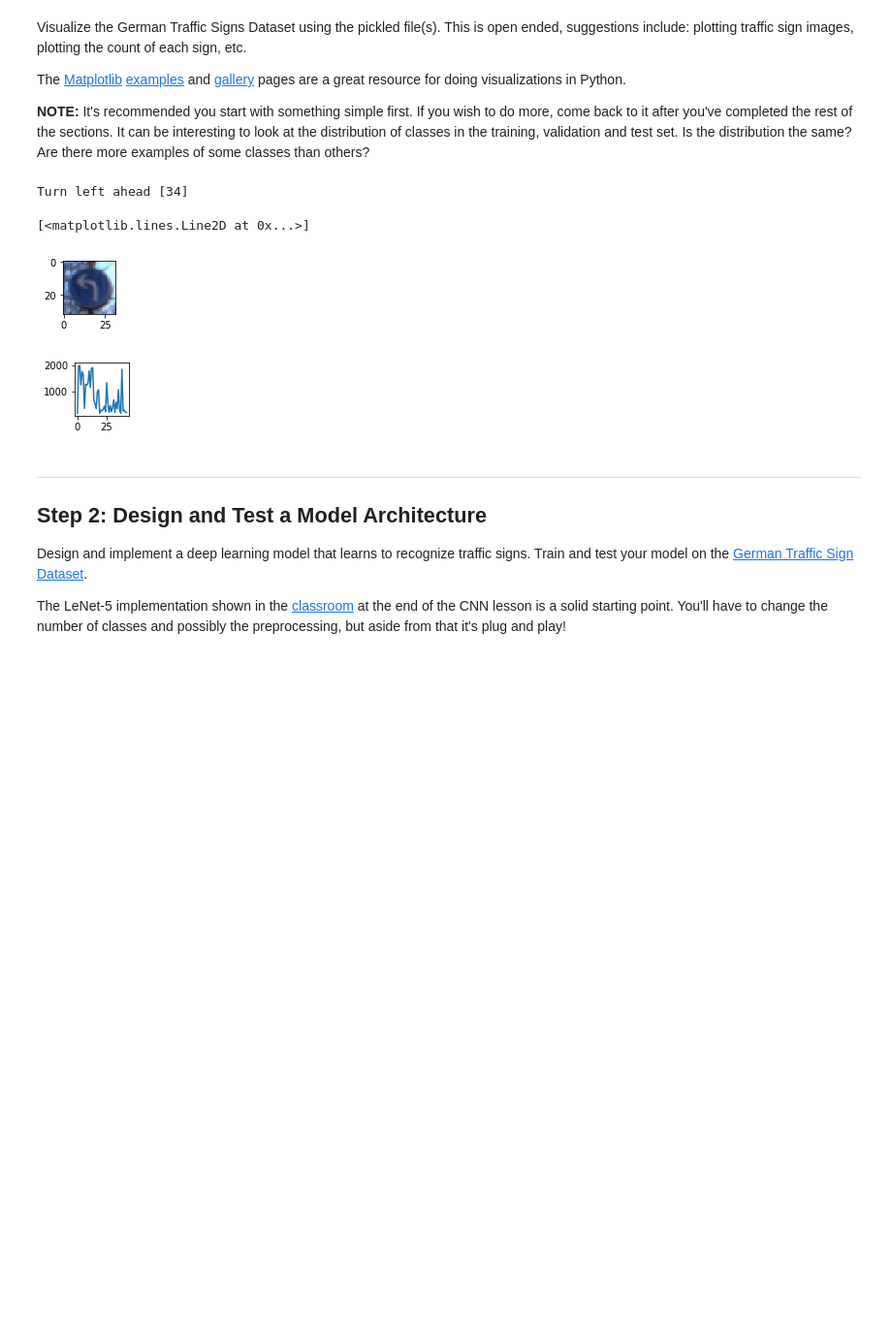
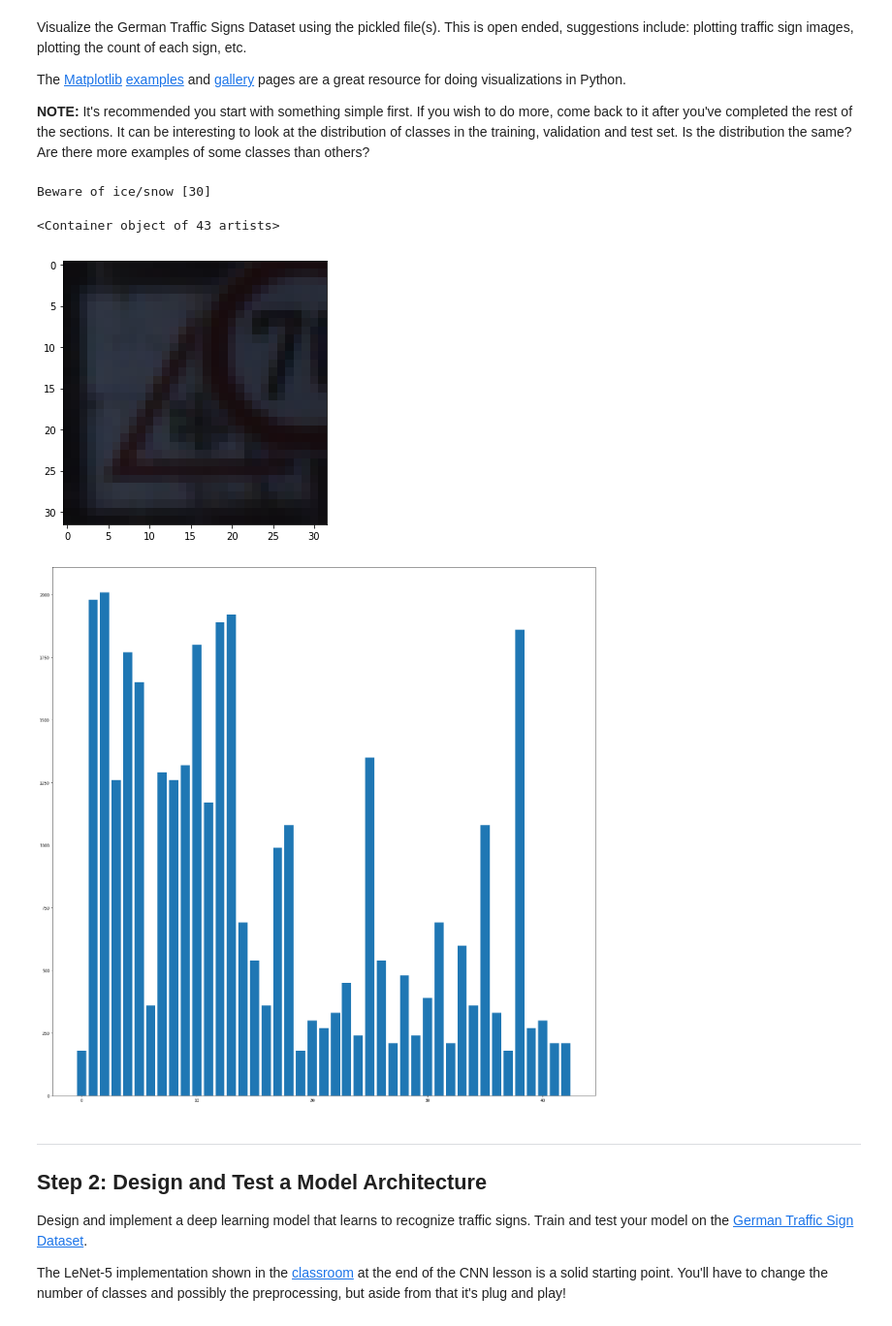
Before and after one commit to vamsi765/CarND-Traffic-Sign-Classifier-Project, a Jupyter notebook: Traffic_Sign_Classifier.ipynb, the cells around one changed output. Shown: that part at 97% size. Drawn from its saved outputs; the diff is of its cells as text; code cells hidden in the pictures; blank space fills up the shorter version.

```diff
--- a/Traffic_Sign_Classifier.ipynb
+++ b/Traffic_Sign_Classifier.ipynb
@@ -105,33 +105,33 @@ The [Matplotlib](http://matplotlib.org/) [examples](http://matplotlib.org/exampl
 # %%
 ### Data exploration visualization code goes here.
 ### Feel free to use as many code cells as needed.
 import matplotlib.pyplot as plt
 # Visualizations will be shown in the notebook.
 %matplotlib inline
 import random
 import numpy as np
 from math import ceil
 import matplotlib.pyplot as plt
 %matplotlib inline
 
 index = random.randint(0, len(X_train))
 image = X_train[index].squeeze()
 
-plt.figure(figsize=(1,1))
+plt.figure(figsize=(5,5))
 plt.imshow(image)
 print(signnames[str(y_train[index])] + " [" + str(y_train[index]) + "]")
 
 y_count=np.zeros(n_classes, int)
 for y_one in y_train:
     y_count[y_one]+=1
 
-plt.figure(figsize=(1,1))
-plt.plot(y_count)
+plt.figure(figsize=(25,25))
+plt.bar(range(n_classes), y_count)
 # %% [output]
-Turn left ahead [34]
+Beware of ice/snow [30]
-[<matplotlib.lines.Line2D at 0x...>]
+<Container object of 43 artists>
-[figure, old version]
+[figure, new version]
-[figure, old version]
+[figure, new version]
 # %% [markdown]
 ----
 
```
Also changed, not shown: parts of 9 cells of this notebook, 1 other file.
